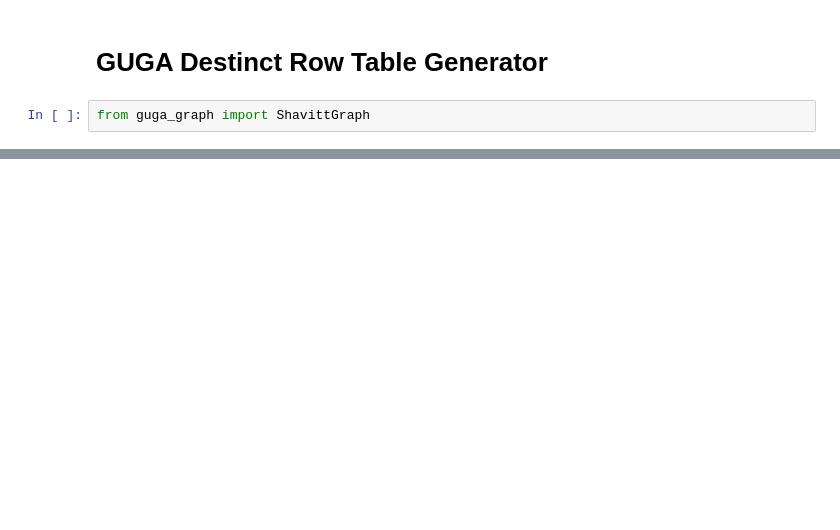
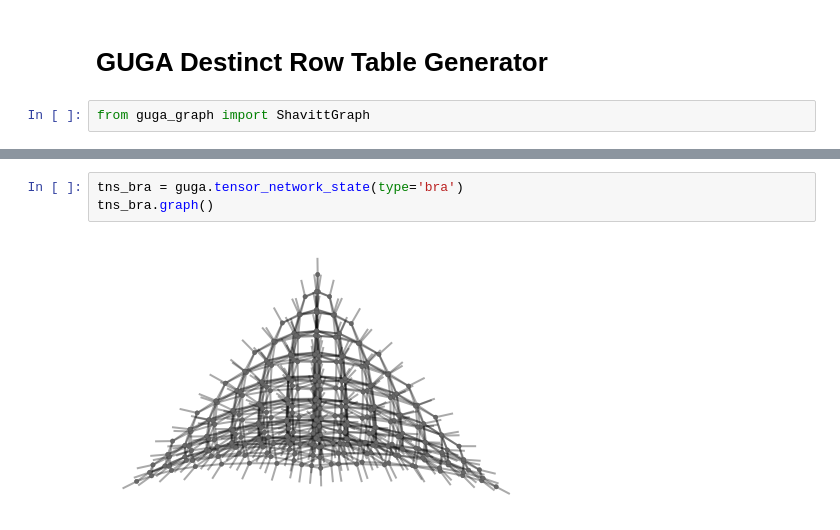
Before and after one commit to NathanCQC/pyTUGA, a Jupyter notebook: guga_drt.ipynb, the cells around one changed output, grey strips where cells are left out. Saved outputs shown, nothing was run; the diff lists cells and outputs as text; blank space fills up the shorter version.

```diff
--- a/guga_drt.ipynb
+++ b/guga_drt.ipynb
@@ -61,0 +41,5 @@ guga.abc_dim()
+# %%
+tns_bra = guga.tensor_network_state(type='bra')
+tns_bra.graph()
+# %% [output]
+[figure, added]
```
Also changed, not shown: parts of 9 cells of this notebook, 3 other files.
